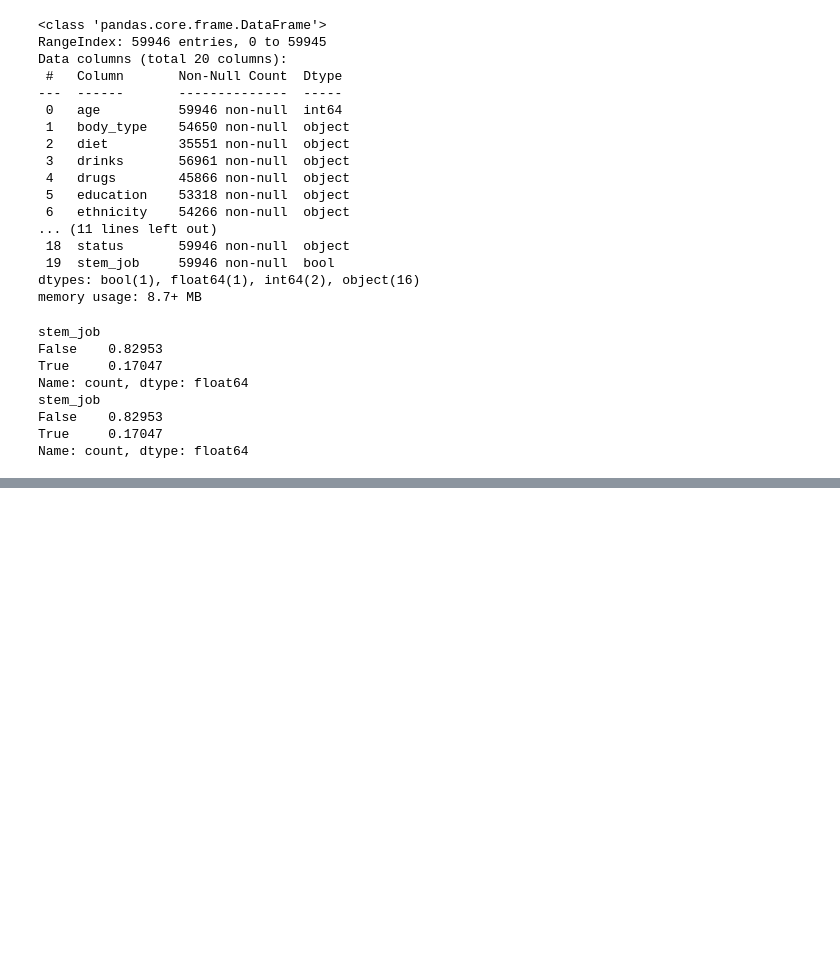
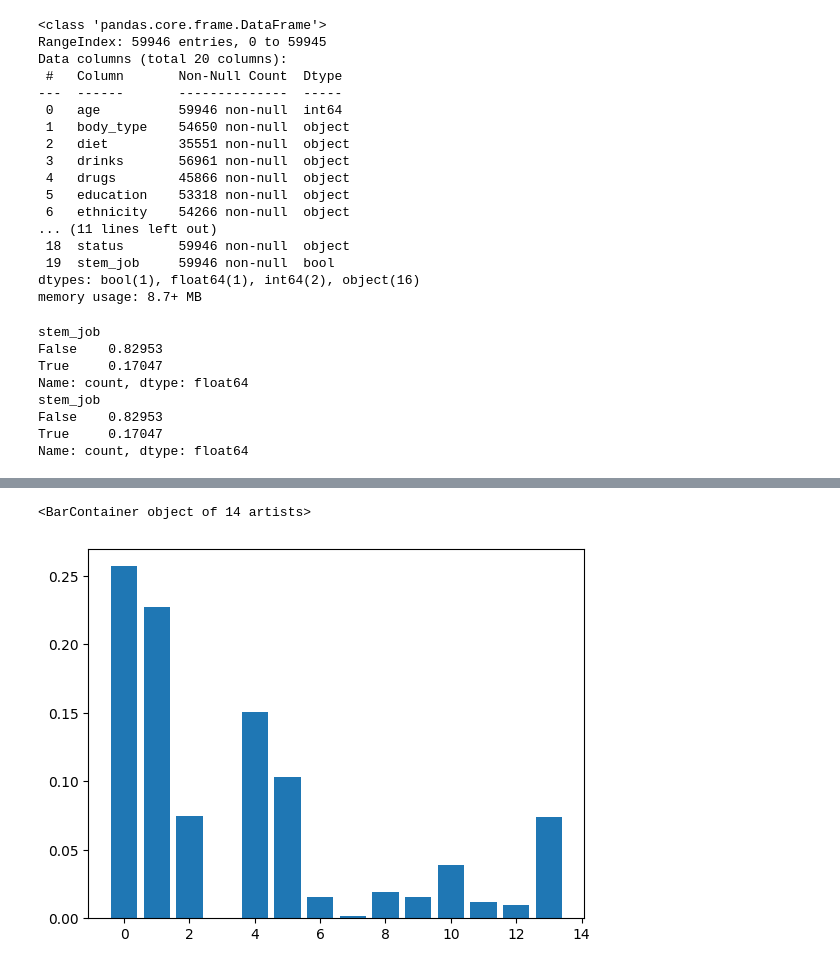
Before and after one commit to mru-data3464/w26, a Jupyter notebook: demo_code/05_numeric/numericdemo.ipynb, the cells around one changed output, grey strips where cells are left out. Saved outputs shown, nothing was run; the diff lists cells and outputs as text; code cells hidden in the pictures; blank space fills up the shorter version.

```diff
--- a/demo_code/05_numeric/numericdemo.ipynb
+++ b/demo_code/05_numeric/numericdemo.ipynb
@@ -253,0 +315,5 @@ array([0.82949547, 0.82960279, 0.82960279, 0.82947341, 0.82947341])
+# %%
+plt.bar(range(14), pipeline[-1].feature_importances_)
+# %% [output]
+<BarContainer object of 14 artists>
+[figure, added]
```
Also changed, not shown: parts of 13 cells of this notebook, 3 other files.
